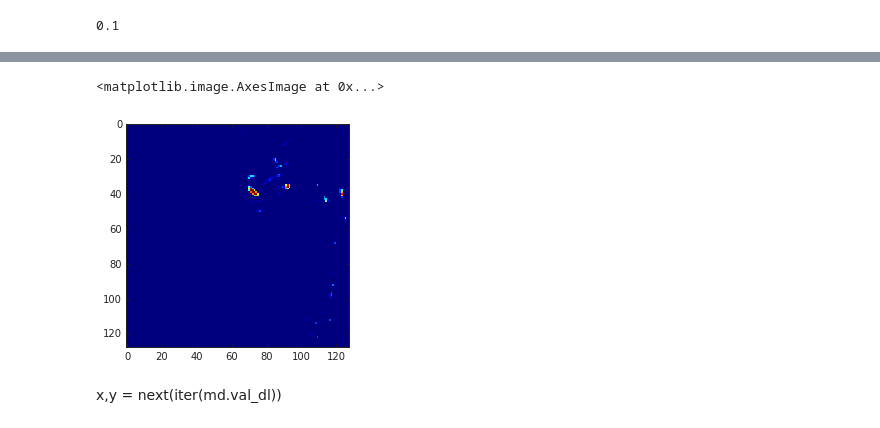
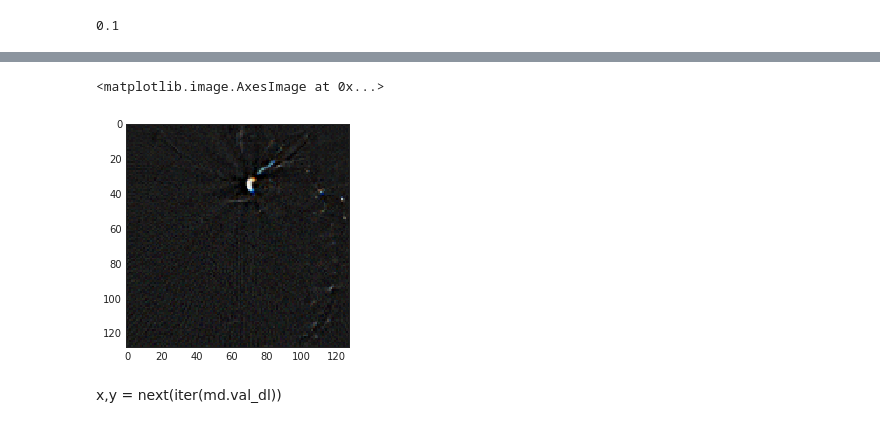
Before and after one commit to amer/2DUnet, a Jupyter notebook: inspect_aneurysm_data.ipynb, the cells around one changed output, grey strips where cells are left out. Drawn from its saved outputs; the diff is of its cells as text; code cells hidden in the pictures.

```diff
--- a/inspect_aneurysm_data.ipynb
+++ b/inspect_aneurysm_data.ipynb
@@ -491,3 +513,11 @@ bs = 64
+# %%
+# TRAIN_DN = TRAIN_128_3C
+# MASKS_DN = MASK_128
+
+TRAIN_DN = TRAIN_512
+MASKS_DN = MASK_512
+sz = 128
+bs = 64
 # %%
 def get_png_paths(source_dir):
     return sorted(gb.glob(f"{PATH/source_dir}/*.png"))
@@ -663,12 +690,12 @@ learn.load('128')
 x,y = next(iter(md.val_dl))
 py = to_np(learn.model(V(x)))
 # %%
-idx = 88
-train_128 = np.array(sorted(list(TRAIN_128.iterdir())))
+idx = 80
+train_128 = np.array(sorted(list(TRAIN_DN.iterdir())))
 plt.imshow(plt.imread(str(train_128[idx])))
 # %% [output]
 <matplotlib.image.AxesImage at 0x...>
-[figure, old version]
+[figure, new version]
 # %% [markdown]
 x,y = next(iter(md.val_dl))
 # %%
```
Also changed, not shown: parts of 40 cells of this notebook, 2 other files.
